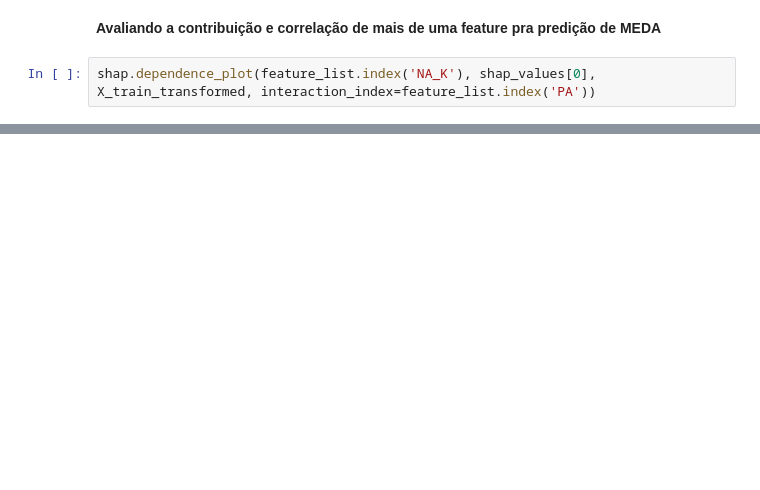
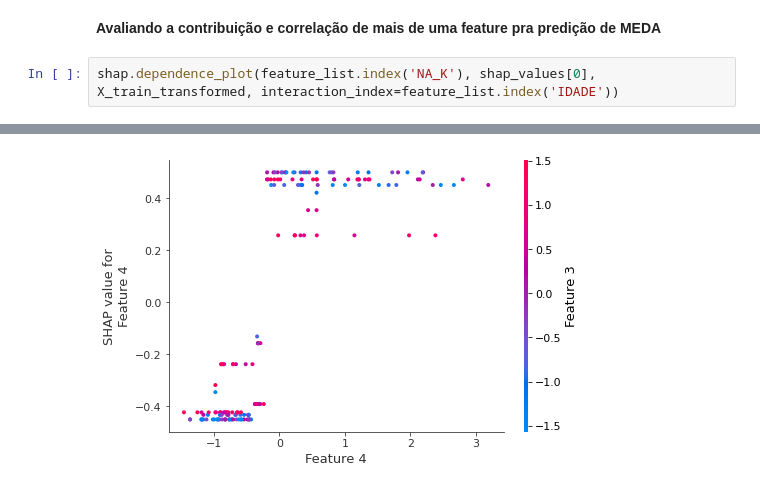
Before and after one commit to inf032/introducaoML, a Jupyter notebook: Farm05.Avaliacao_Preditores.ipynb, the cells around one changed output, grey strips where cells are left out. Cells and saved outputs as stored; diff of their text form; blank space fills up the shorter version.

```diff
--- a/Farm05.Avaliacao_Preditores.ipynb
+++ b/Farm05.Avaliacao_Preditores.ipynb
@@ -388,4 +394,5 @@ shap.dependence_plot(feature_list.index('IDADE'), shap_values[0], X_train_transf
 # %% [markdown]
 **Avaliando a contribuição e correlação de mais de uma feature pra predição de MEDA**
 # %%
-shap.dependence_plot(feature_list.index('NA_K'), shap_values[0], X_train_transformed, interaction_index=feature_list.index('PA'))
+shap.dependence_plot(feature_list.index('NA_K'), shap_values[0], X_train_transformed, interaction_index=feature_list.index('IDADE'))
+# %% [output]
@@ -391,0 +401 @@ shap.dependence_plot(feature_list.index('NA_K'), shap_values[0], X_train_transfo
+[figure, added]
```
Also changed, not shown: parts of 5 cells of this notebook.
